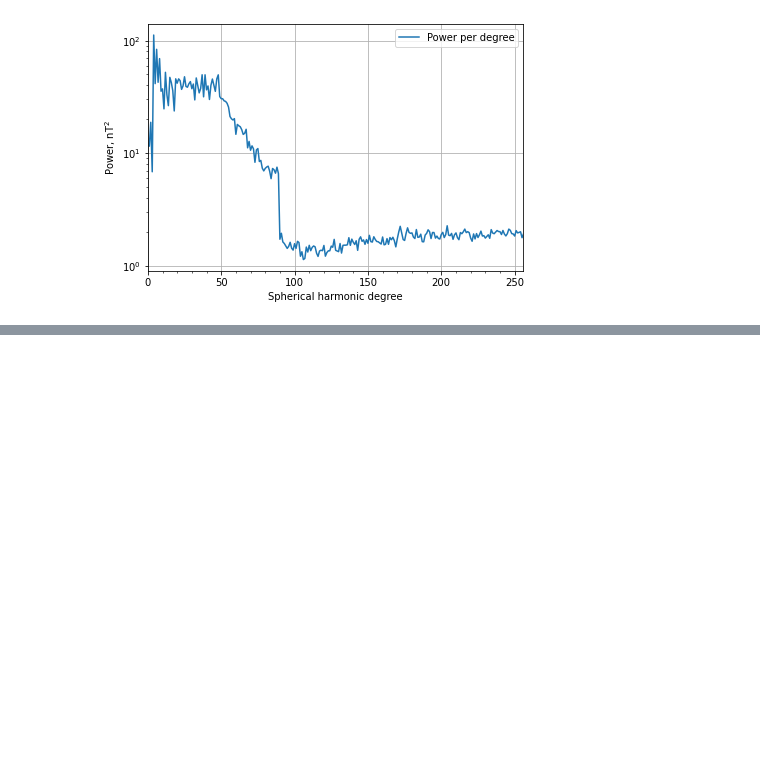
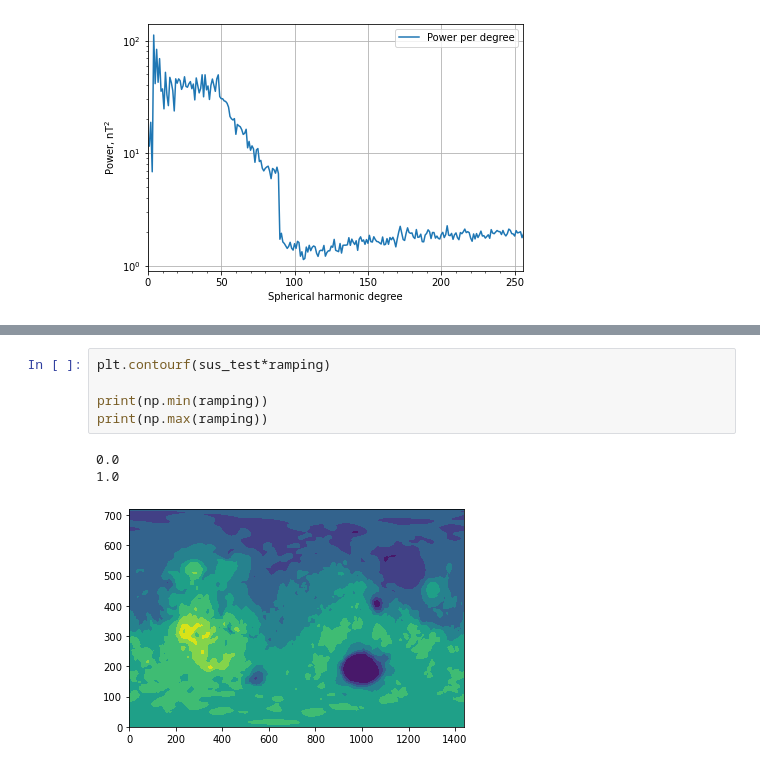
Before and after one commit to siwill22/mars, a Jupyter notebook: mars_vh0.ipynb, the cells around one changed output, grey strips where cells are left out. Drawn from its saved outputs; the diff is of its cells as text; blank space fills up the shorter version.

```diff
--- a/mars_vh0.ipynb
+++ b/mars_vh0.ipynb
@@ -77,0 +100,9 @@ result.plot_spectrum()
+# %%
+plt.contourf(sus_test*ramping)
+
+print(np.min(ramping))
+print(np.max(ramping))
+# %% [output]
+0.0
+1.0
+[figure, added]
```
Also changed, not shown: parts of 2 cells of this notebook.
